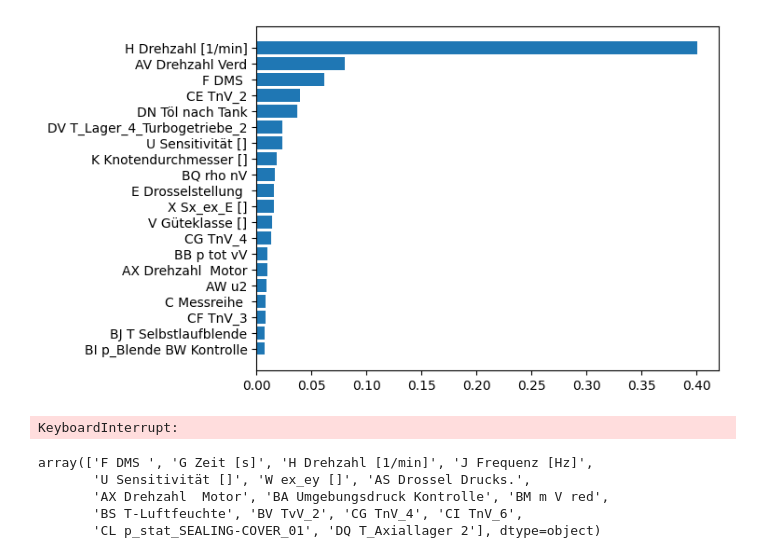
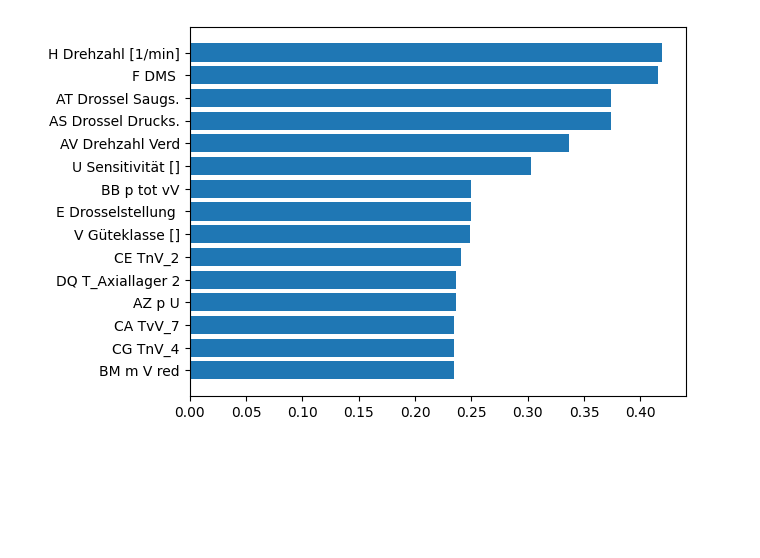
Before and after one commit to vb-ee/MAN-ml-project, a Jupyter notebook: man-project.ipynb, the cells around one changed output. Saved outputs shown, nothing was run; the diff lists cells and outputs as text; code cells hidden in the pictures; blank space fills up the shorter version.

```diff
--- a/man-project.ipynb
+++ b/man-project.ipynb
@@ -59,8 +64,7 @@ RandomForestRegressor(n_jobs=4, random_state=0)
 # %%
-f_i = list(zip(X.columns, rf.feature_importances_))
-f_i.sort(key = lambda x : x[1])
-f_i = f_i[-20:]
-plt.barh([x[0] for x in f_i],[x[1] for x in f_i])
-plt.show()
+def plot_feature_importances(features, importances):
+    f_i = list(zip(features, importances))
+    f_i.sort(key = lambda x : x[1])
+    f_i = f_i[-15:]
+    plt.barh([x[0] for x in f_i],[x[1] for x in f_i])
+    plt.show()
-# %% [output]
-[figure, removed]
@@ -70,14 +70,0 @@ selected_features_rf = X.columns[indices[:15]]
-# %%
-rfe = RFECV(rf, cv=5, scoring="neg_mean_squared_error", n_jobs=4)
-rfe.fit(X_train, y_train)
-# %% [output]
-KeyboardInterrupt:
-# %%
-selected_features_rfe = np.array(X.columns)[rfe.get_support()]
-selected_features_rfe
-# %% [output]
-array(['F DMS ', 'G Zeit [s]', 'H Drehzahl [1/min]', 'J Frequenz [Hz]',
-       'U Sensitivität []', 'W ex_ey []', 'AS Drossel Drucks.',
-       'AX Drehzahl  Motor', 'BA Umgebungsdruck Kontrolle', 'BM m V red',
-       'BS T-Luftfeuchte', 'BV TvV_2', 'CG TnV_4', 'CI TnV_6',
-       'CL p_stat_SEALING-COVER_01', 'DQ T_Axiallager 2'], dtype=object)
@@ -88,0 +71,8 @@ X_train_1, X_test_1 = preprocess(X_selected, X_train_1, X_test_1)
+# %%
+X_train_processed, X_test_processed, preprocessor = preprocess(X, X_train, X_test)
+# %%
+X_train_mi, X_test_mi, selector = select_features_mi(X_train_processed, y_train, X_test_processed, k=15)
+# %%
+plot_feature_importances(X.columns, selector.scores_)
+# %% [output]
+[figure, added]
```
Also changed, not shown: parts of 19 cells of this notebook.
